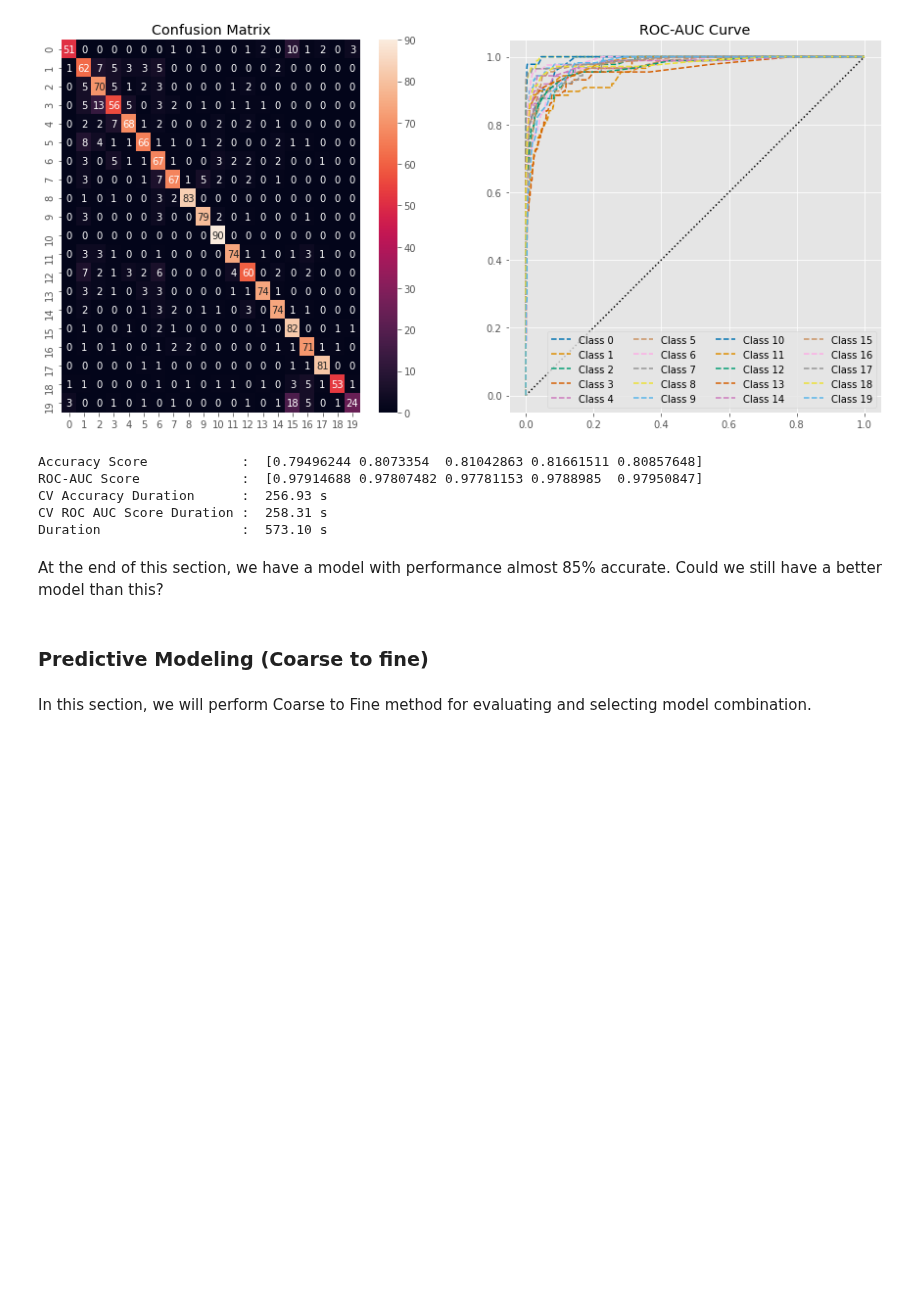
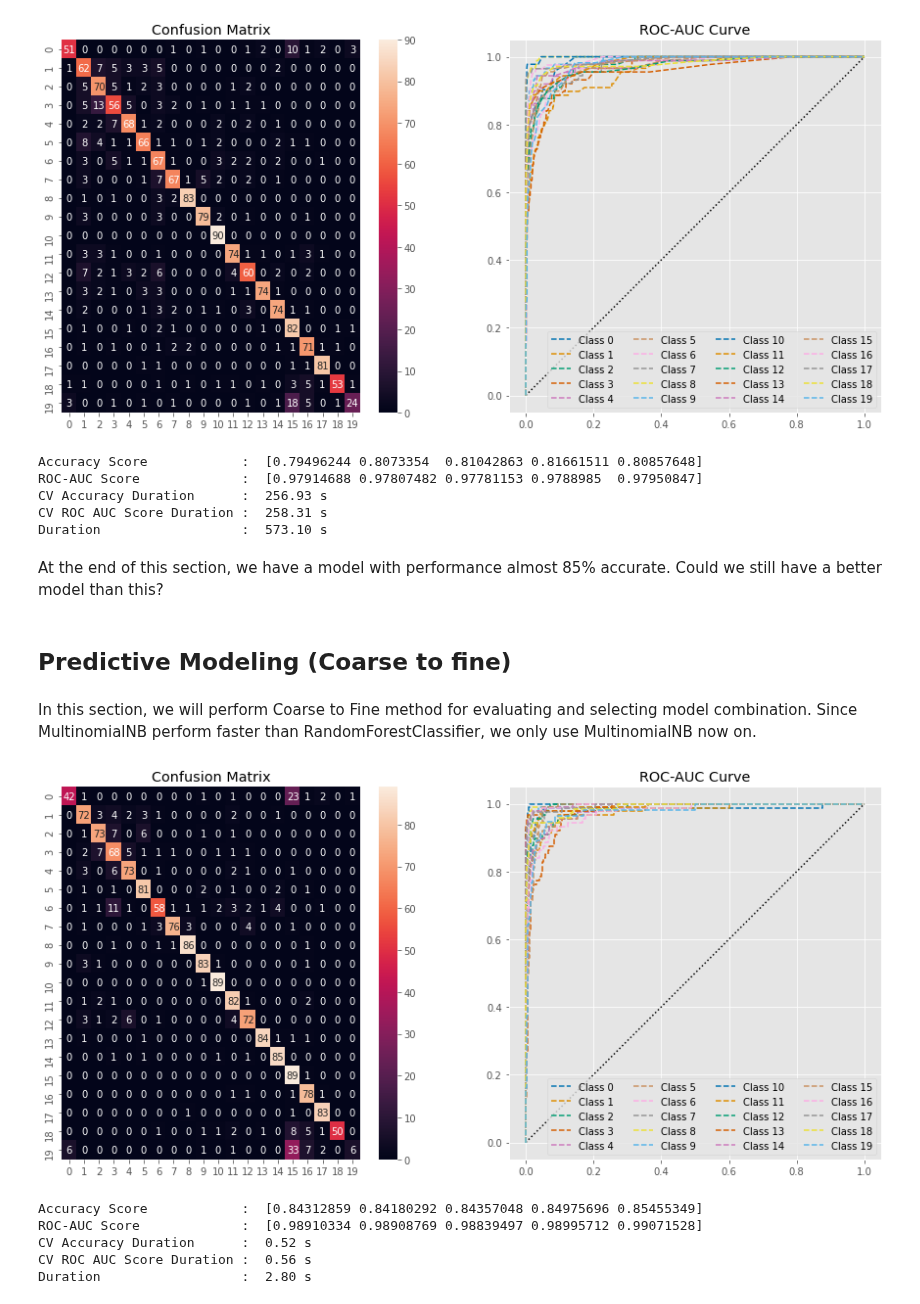
Before and after one commit to agusrichard/data-science-learning-projects, a Jupyter notebook: News Groups/20_newsgroups.ipynb, the cells around one changed output. Saved outputs shown, nothing was run; the diff lists cells and outputs as text; code cells hidden in the pictures; blank space fills up the shorter version.

Commit message:
Coarse to fine

```diff
--- a/News Groups/20_newsgroups.ipynb
+++ b/News Groups/20_newsgroups.ipynb
@@ -843,6 +841,17 @@ Duration                  :  573.10 s
 # %% [markdown]
 At the end of this section, we have a model with performance almost 85% accurate. Could we still have a better model than this?
 # %% [markdown]
-### Predictive Modeling (Coarse to fine)
+## Predictive Modeling (Coarse to fine)
 # %% [markdown]
-In this section, we will perform Coarse to Fine method for evaluating and selecting model combination.
+In this section, we will perform Coarse to Fine method for evaluating and selecting model combination. Since MultinomialNB perform faster than RandomForestClassifier, we only use MultinomialNB now on.
+# %%
+# We are using all features
+multinomial = MultinomialNB()
+accuracy_score, ra_score, accuracy_duration, roc_auc_duration = scoring(multinomial, X_train, y_train)
+# %% [output]
+[figure, added]
+Accuracy Score            :  [0.84312859 0.84180292 0.84357048 0.84975696 0.85455349]
+ROC-AUC Score             :  [0.98910334 0.98908769 0.98839497 0.98995712 0.99071528]
+CV Accuracy Duration      :  0.52 s
+CV ROC AUC Score Duration :  0.56 s
+Duration                  :  2.80 s
```
Also changed, not shown: parts of 10 cells of this notebook.
